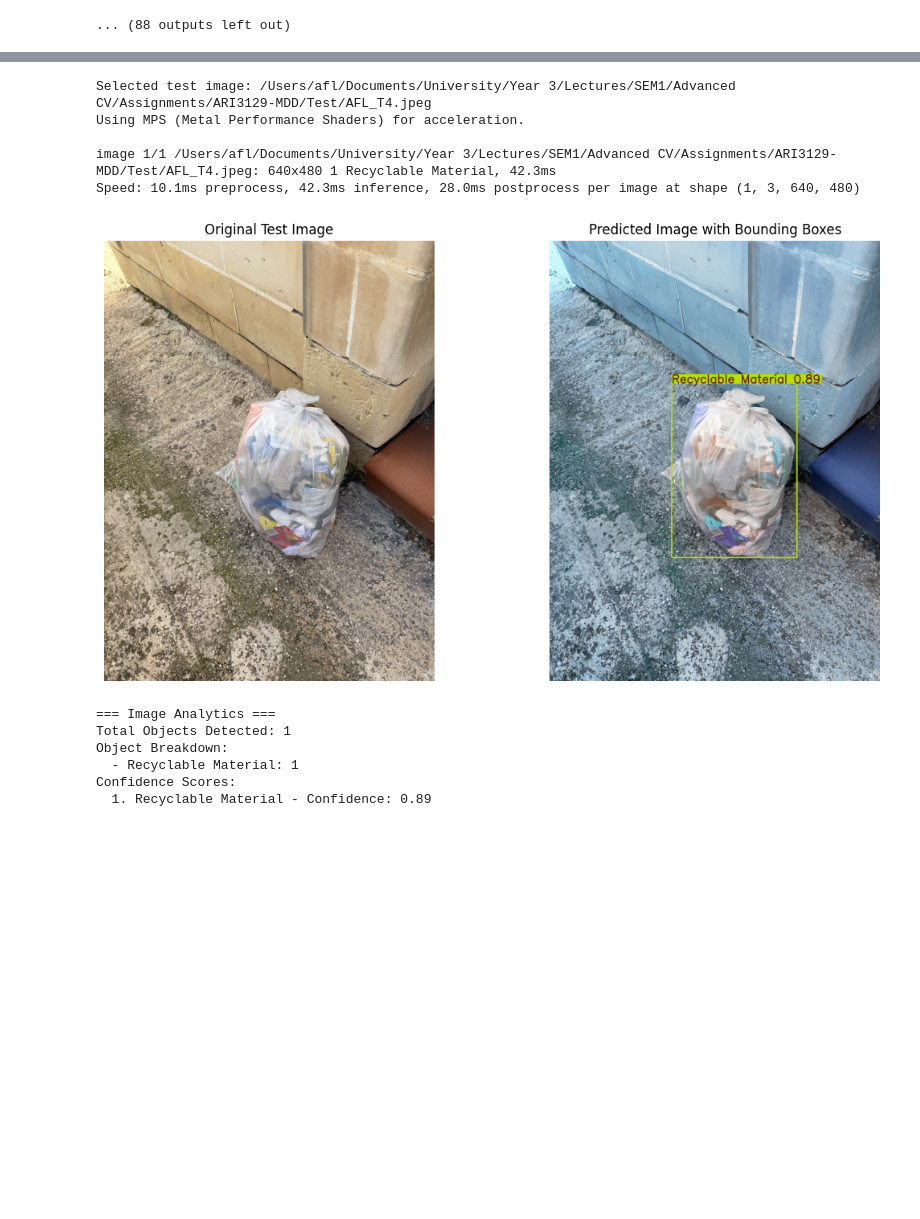
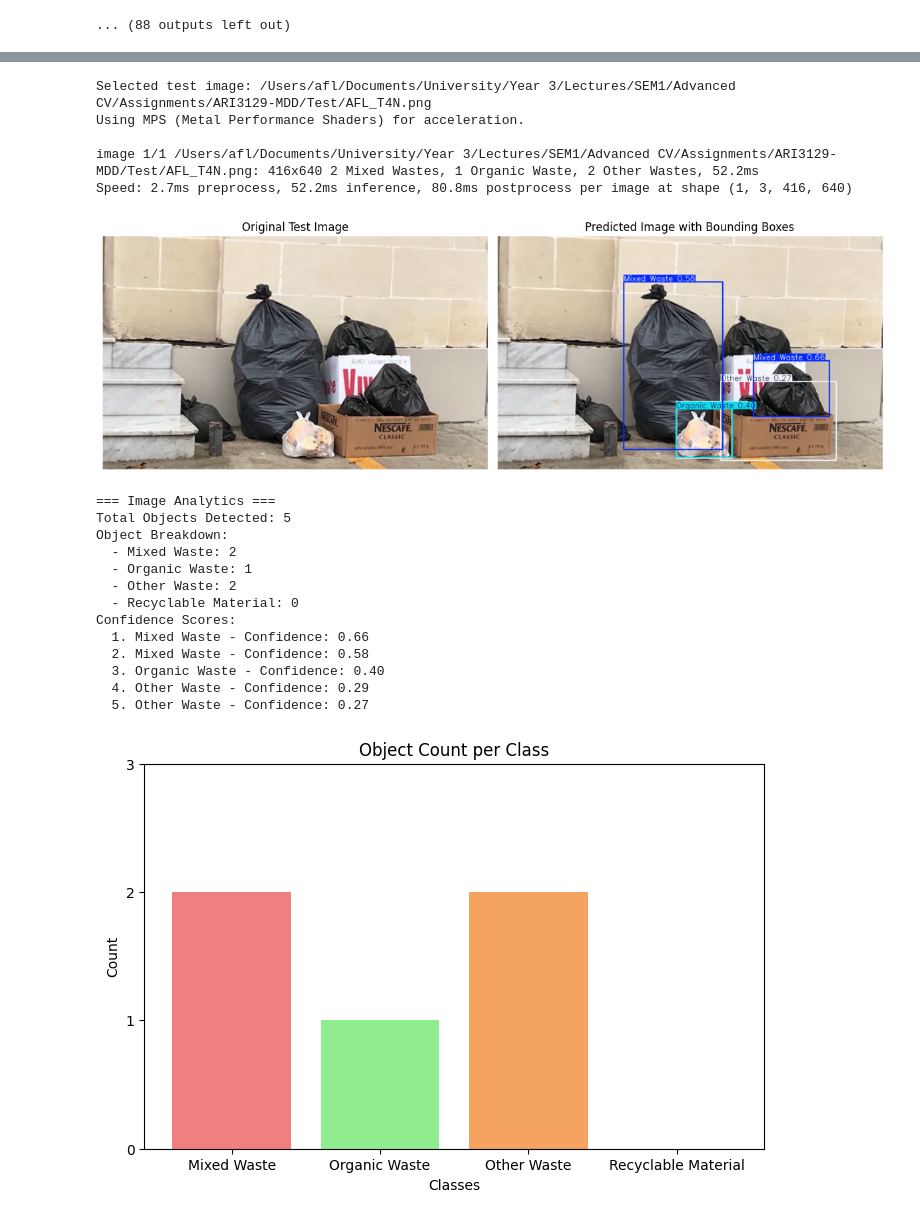
Before and after one commit to AFLucas-UOM/ARI3129-MDD, a Jupyter notebook: Jupyter Notebooks/Yolov8_AFL.ipynb, the cells around one changed output, grey strips where cells are left out. Cells and saved outputs as stored; diff of their text form; code cells hidden in the pictures; blank space fills up the shorter version.

Commit message:
Update Visula and added T4N in test

```diff
--- a/Jupyter Notebooks/Yolov8_AFL.ipynb
+++ b/Jupyter Notebooks/Yolov8_AFL.ipynb
@@ -168,10 +169,10 @@ Defines the path to the `data.yaml` file and key hyperparameters for conducting
 data_yaml_path = os.path.join(os.path.abspath(os.path.join(os.getcwd(), os.pardir)), "Versions", "MDD-AFL-Yolov8", "data.yaml")
 
 # Hyperparameters - To Change for different experiments
-epochs = 55
+epochs = 100
 imgsz = 640
 batch_size = 8
-experiment_name = "MDD-AFL-Yolov8_v2"
+experiment_name = "MDD-AFL-Yolov8_v3"
 # %% [markdown]
 ### YOLOv8 Training and Validation Pipeline
 
@@ -365,7 +536,6 @@ def display_images_side_by_side(original, predicted, titles=("Original Test Imag
     plt.tight_layout()
     plt.show()
 # %%
-# CLI analysis of detections
 def analyze_detections(results, model):
     # Get detected boxes and classes
     boxes = results[0].boxes  # Bounding box tensor
@@ -382,10 +552,12 @@ def analyze_detections(results, model):
     # Map class IDs to class names using model's class names
     class_names = [model.names[int(cls_id)] for cls_id in class_ids]
 
-    # Count occurrences of each class
-    class_counts = {}
+    # Define fixed classes (ensure consistency in bar chart even if some classes are missing)
+    fixed_classes = ["Mixed Waste", "Organic Waste", "Other Waste", "Recyclable Material"]
+    class_counts = {class_name: 0 for class_name in fixed_classes}
     for class_name in class_names:
-        class_counts[class_name] = class_counts.get(class_name, 0) + 1
+        if class_name in class_counts:
+            class_counts[class_name] += 1
 
     # Display analytics
     print("\n=== Image Analytics ===")
@@ -396,6 +568,33 @@ def analyze_detections(results, model):
     print("Confidence Scores:")
     for i, (class_name, confidence) in enumerate(zip(class_names, confidences)):
         print(f"  {i + 1}. {class_name} - Confidence: {confidence:.2f}")
+
+    # Plot bar chart for class counts
+    colors = {
+        "Mixed Waste": "lightcoral",  # Pastel red
+        "Organic Waste": "lightgreen",  # Pastel green
+        "Other Waste": "sandybrown",  # Pastel orange
+        "Recyclable Material": "lightskyblue"  # Pastel blue
+    }
+
+    plt.figure(figsize=(8, 5))
+    plt.bar(class_counts.keys(), class_counts.values(), color=[colors[class_name] for class_name in class_counts.keys()])
+    plt.title('Object Count per Class')
+    plt.xlabel('Classes')
+    plt.ylabel('Count')
+    plt.yticks(range(0, max(class_counts.values()) + 2, 1))  # Ensure y-axis increments by 1
+    plt.show()
+
+    # Scatter plot for confidence scores
+    plt.figure(figsize=(10, 6))
+    scatter_colors = [colors[class_name] for class_name in class_names]
+    plt.scatter(class_names, confidences, c=scatter_colors, alpha=0.7, edgecolor='k')
+    plt.title('Confidence Scores by Class')
+    plt.xlabel('Classes')
+    plt.ylabel('Confidence Scores')
+    plt.ylim(0, 1.05)  # Confidence scores range from 0 to 1
+    plt.grid(axis='y', linestyle='--', alpha=0.7)
+    plt.show()
 # %%
 # Paths
 weights_path = os.path.join(os.getcwd(), "runs", "detect", "MDD-AFL-Yolov8_v2", "weights", "best.pt")
@@ -405,41 +604,52 @@ test_folder_path = os.path.abspath(os.path.join(os.getcwd(), "..", "Test"))
 if not os.path.exists(test_folder_path):
     raise FileNotFoundError(f"Test folder not found at: {test_folder_path}")
 
 test_images = [img for img in os.listdir(test_folder_path) if img.lower().endswith(('.png', '.jpg', '.jpeg'))]
 if not test_images:
     raise ValueError(f"No valid image files found in the test folder: {test_folder_path}")
 
 test_image_path = os.path.join(test_folder_path, random.choice(test_images))
 print(f"Selected test image: {test_image_path}")
 
 # Determine the device
 device = determine_device()  # Ensure this function is defined elsewhere in your code
 
 # Load the YOLO model
 model = load_model(weights_path)
 
+# Ensure plots are displayed inline
+%matplotlib inline
+
 # Perform prediction on the selected test image
 results = model.predict(source=test_image_path, device=device)
 
 # Load and process the images
 original_image = load_image(test_image_path)  # Ensure this loads the image in RGB
-predicted_image = results[0].plot()  # Render the image with bounding boxes
+predicted_image = cv2.cvtColor(results[0].plot(), cv2.COLOR_BGR2RGB)  # Convert rendered image to RGB
 
 # Display the original and predicted images side by side
 display_images_side_by_side(original_image, predicted_image)
 
 # Analyze and display detection analytics
 analyze_detections(results, model)
 # %% [output]
-Selected test image: /Users/afl/Documents/University/Year 3/Lectures/SEM1/Advanced CV/Assignments/ARI3129-MDD/Test/AFL_T4.jpeg
+Selected test image: /Users/afl/Documents/University/Year 3/Lectures/SEM1/Advanced CV/Assignments/ARI3129-MDD/Test/AFL_T4N.png
 Using MPS (Metal Performance Shaders) for acceleration.
 
-image 1/1 /Users/afl/Documents/University/Year 3/Lectures/SEM1/Advanced CV/Assignments/ARI3129-MDD/Test/AFL_T4.jpeg: 640x480 1 Recyclable Material, 42.3ms
-Speed: 10.1ms preprocess, 42.3ms inference, 28.0ms postprocess per image at shape (1, 3, 640, 480)
+image 1/1 /Users/afl/Documents/University/Year 3/Lectures/SEM1/Advanced CV/Assignments/ARI3129-MDD/Test/AFL_T4N.png: 416x640 2 Mixed Wastes, 1 Organic Waste, 2 Other Wastes, 52.2ms
+Speed: 2.7ms preprocess, 52.2ms inference, 80.8ms postprocess per image at shape (1, 3, 416, 640)
-[figure, old version]
+[figure, new version]
 === Image Analytics ===
-Total Objects Detected: 1
+Total Objects Detected: 5
 Object Breakdown:
-  - Recyclable Material: 1
+  - Mixed Waste: 2
+  - Organic Waste: 1
+  - Other Waste: 2
+  - Recyclable Material: 0
 Confidence Scores:
-  1. Recyclable Material - Confidence: 0.89
+  1. Mixed Waste - Confidence: 0.66
+  2. Mixed Waste - Confidence: 0.58
+  3. Organic Waste - Confidence: 0.40
+  4. Other Waste - Confidence: 0.29
+  5. Other Waste - Confidence: 0.27
+[figure, added]
```
Also changed, not shown: parts of 6 cells of this notebook, 1 other file.
